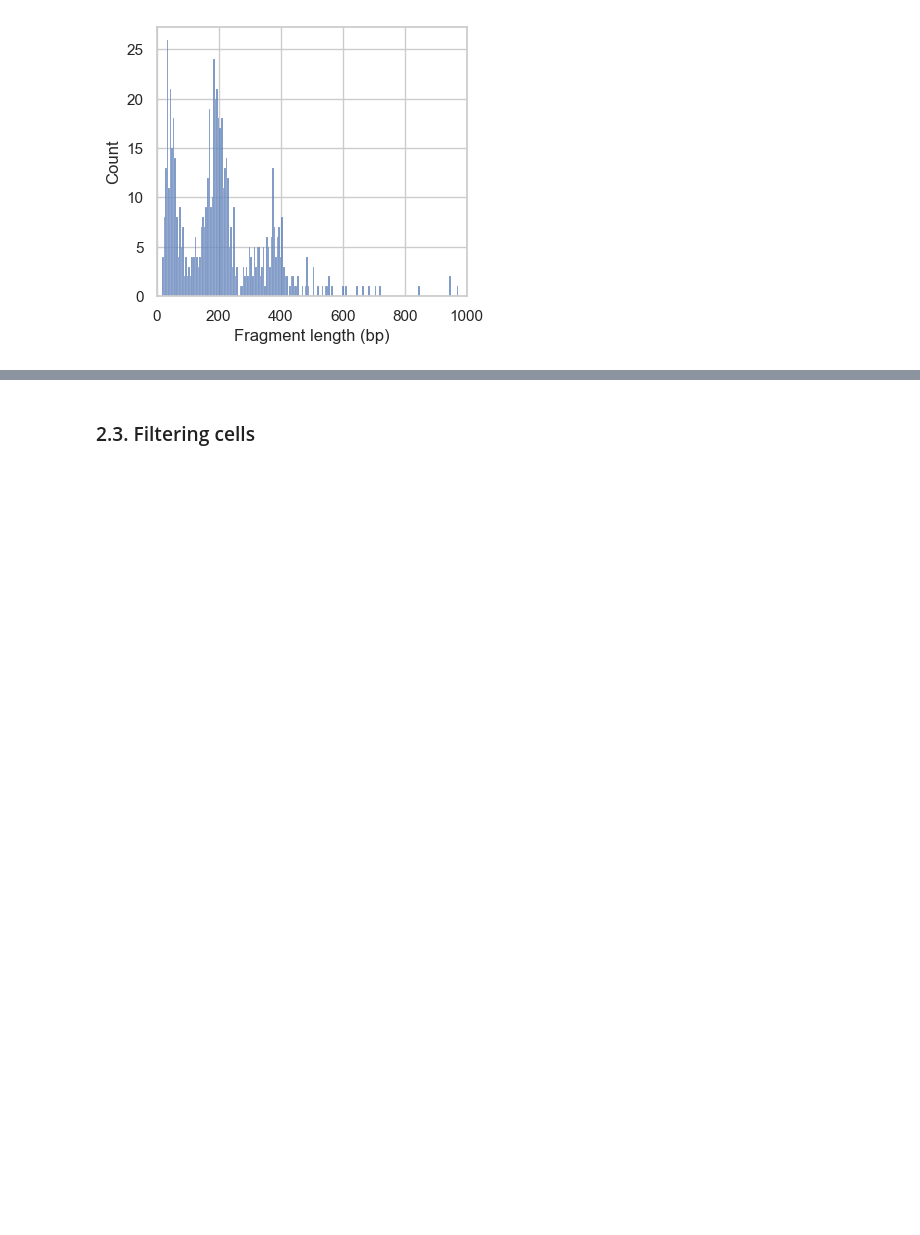
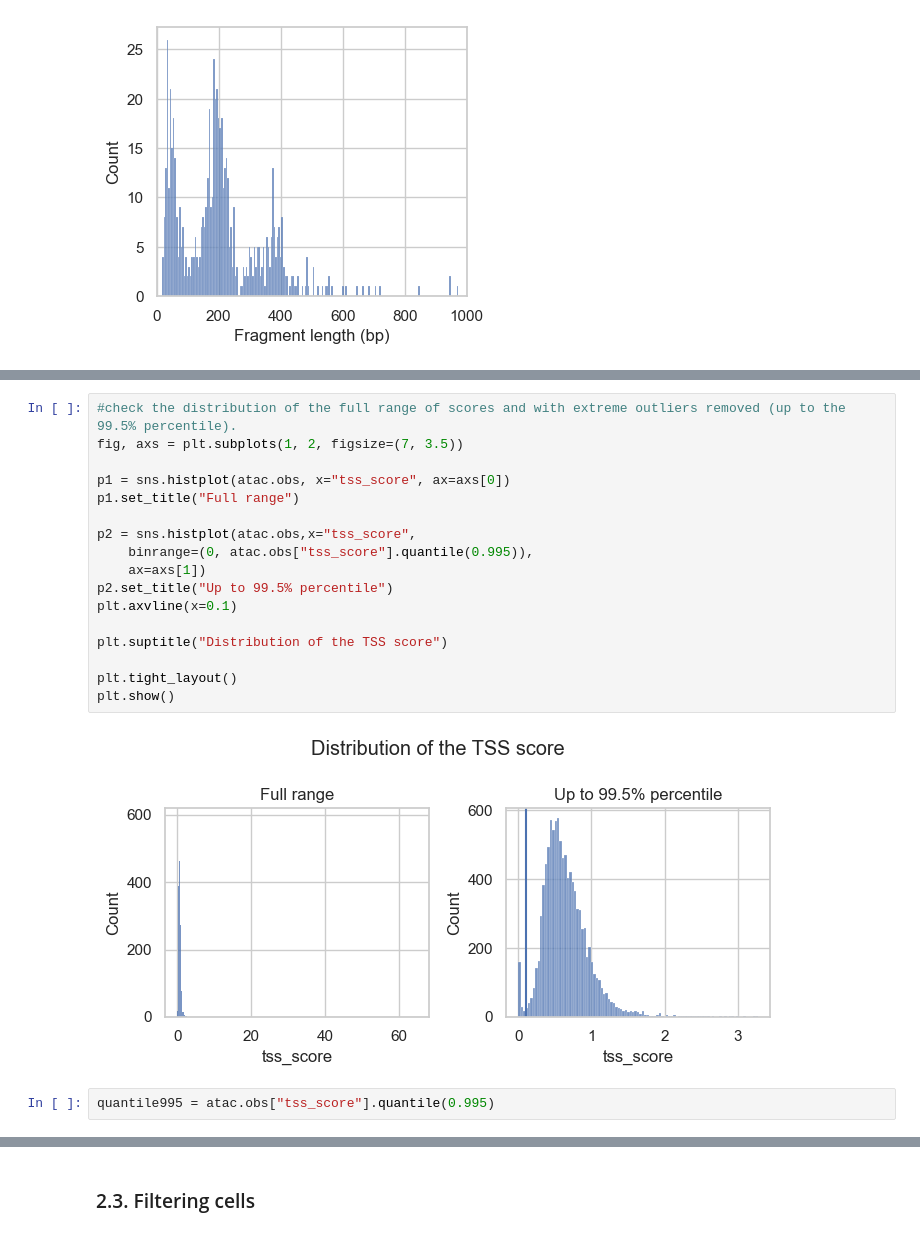
Before and after one commit to chira-ploy/singlecells-DataPlayground, a Jupyter notebook: PBMC10k/ATAC_processing.ipynb, the cells around one changed output, grey strips where cells are left out. Cells and saved outputs as stored; diff of their text form; blank space fills up the shorter version.

```diff
--- a/PBMC10k/ATAC_processing.ipynb
+++ b/PBMC10k/ATAC_processing.ipynb
@@ -331,0 +370,21 @@ p2 = ac.pl.fragment_histogram(atac[atac.obs["nucleosome_signal_filter"] == "NS_F
+# %%
+#check the distribution of the full range of scores and with extreme outliers removed (up to the 99.5% percentile).
+fig, axs = plt.subplots(1, 2, figsize=(7, 3.5))
+
+p1 = sns.histplot(atac.obs, x="tss_score", ax=axs[0])
+p1.set_title("Full range")
+
+p2 = sns.histplot(atac.obs,x="tss_score",
+    binrange=(0, atac.obs["tss_score"].quantile(0.995)),
+    ax=axs[1])
+p2.set_title("Up to 99.5% percentile")
+plt.axvline(x=0.1)
+
+plt.suptitle("Distribution of the TSS score")
+
+plt.tight_layout()
+plt.show()
+# %% [output]
+[figure, added]
+# %%
+quantile995 = atac.obs["tss_score"].quantile(0.995)
```
Also changed, not shown: parts of 17 cells of this notebook.
